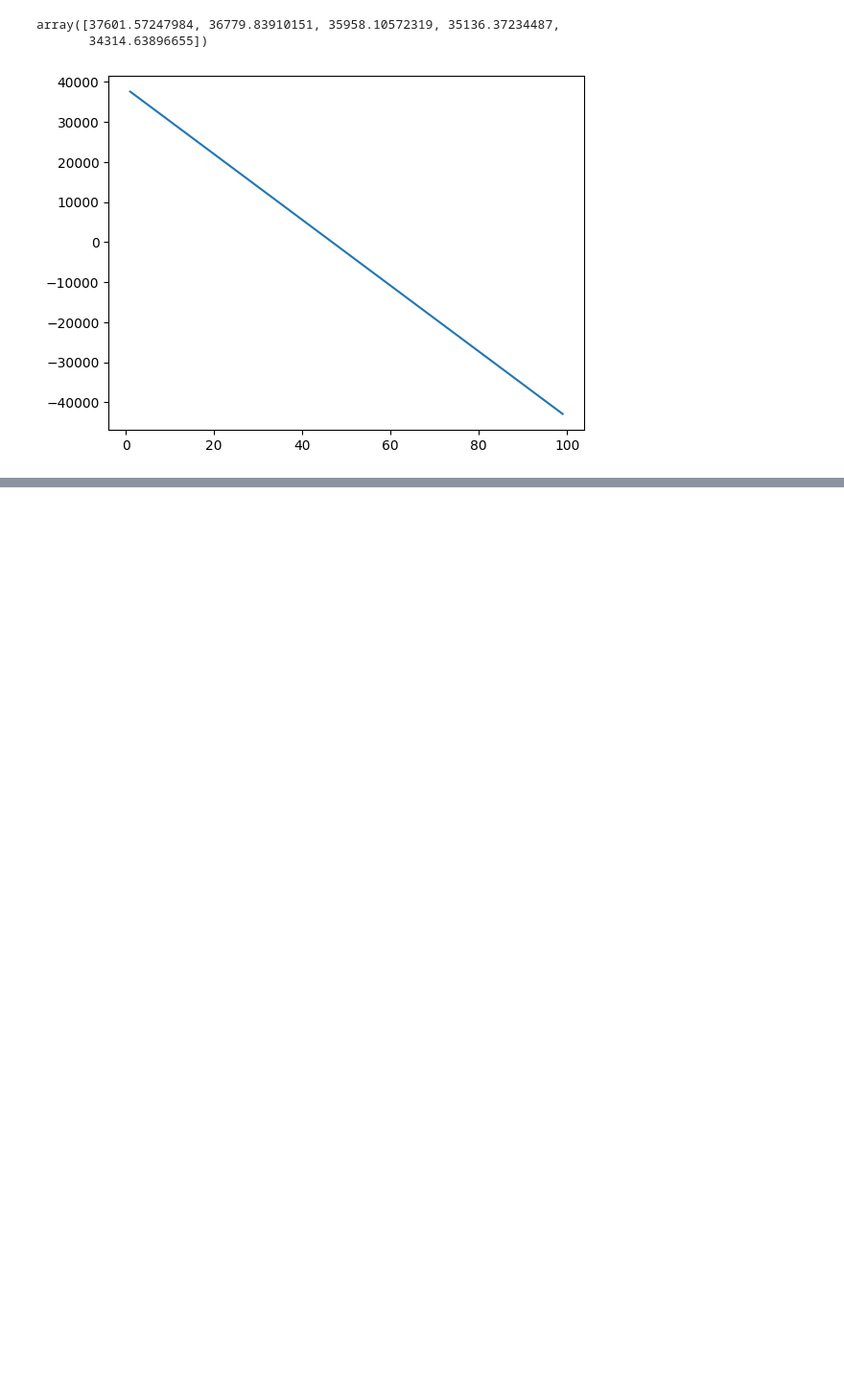
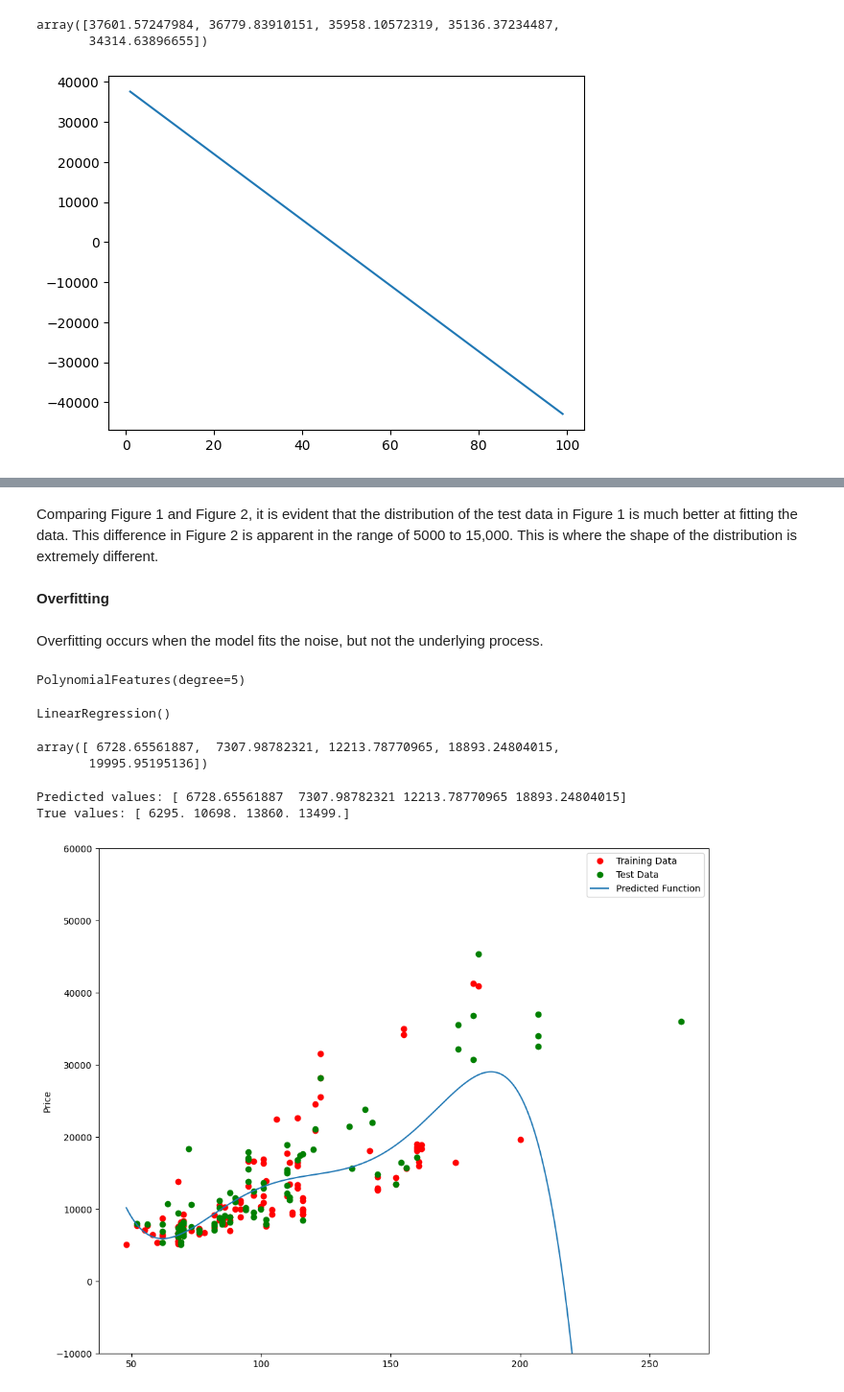
Before and after one commit to Wanyoike16/Data-Analysis-wth-Python, a Jupyter notebook: MODEL_DEVELOPMENT_WITH_PYTHON.ipynb, the cells around one changed output, grey strips where cells are left out. Shown at 96% size. Cells and saved outputs as stored; diff of their text form; code cells hidden in the pictures; blank space fills up the shorter version.

```diff
--- a/MODEL_DEVELOPMENT_WITH_PYTHON.ipynb
+++ b/MODEL_DEVELOPMENT_WITH_PYTHON.ipynb
@@ -415,0 +509,3 @@ plt.show()
+# %%
+#we drop price data in dataframe x_data
+x_data=df.drop('price', axis=1)
@@ -415,0 +643,2 @@ plt.show()
+# %% [markdown]
+Comparing Figure 1 and Figure 2, it is evident that the distribution of the test data in Figure 1 is much better at fitting the data. This difference in Figure 2 is apparent in the range of 5000 to 15,000. This is where the shape of the distribution is extremely different.
@@ -415,0 +648,41 @@ plt.show()
+# %% [markdown]
+**Overfitting**
+# %% [markdown]
+Overfitting occurs when the model fits the noise, but not the underlying process.
+# %%
+#lets crate a degree 5 polynomial model
+#we will use 55% of the data for training and the rest for testing
+x_train, x_test, y_train, y_test = train_test_split(x_data, y_data, test_size=0.45, random_state=0)
+# %%
+# we will perfom a degree 5  polynomial transformation on the feature 'horsepower'
+pr = PolynomialFeatures(degree=5)
+x_train_pr = pr.fit_transform(x_train[['horsepower']])
+x_test_pr = pr.fit_transform(x_test[['horsepower']])
+pr
+# %% [output]
+PolynomialFeatures(degree=5)
+# %%
+#we then create a Linear Regression model 'poly' and train it
+poly = LinearRegression()
+poly.fit(x_train_pr, y_train)
+# %% [output]
+LinearRegression()
+# %%
+#we can then see the output of our model using the method 'predict' , we assign the value 'yhat'
+yhat = poly.predict(x_test_pr)
+yhat[0:5]
+# %% [output]
+array([ 6728.65561887,  7307.98782321, 12213.78770965, 18893.24804015,
+       19995.95195136])
+# %%
+#lets take the fist five predicted values and comapre it toe the actual targets
+print('Predicted values:', yhat[0:4])
+print("True values:", y_test[0:4].values)
+# %% [output]
+Predicted values: [ 6728.65561887  7307.98782321 12213.78770965 18893.24804015]
+True values: [ 6295. 10698. 13860. 13499.]
+# %%
+#we use 'PollyPlot" to display the training data, testing data, and the predicted function
+PollyPlot(x_train['horsepower'], x_test['horsepower'], y_train, y_test, poly,pr)
+# %% [output]
+[figure, added]
```
Also changed, not shown: parts of 74 cells of this notebook.
